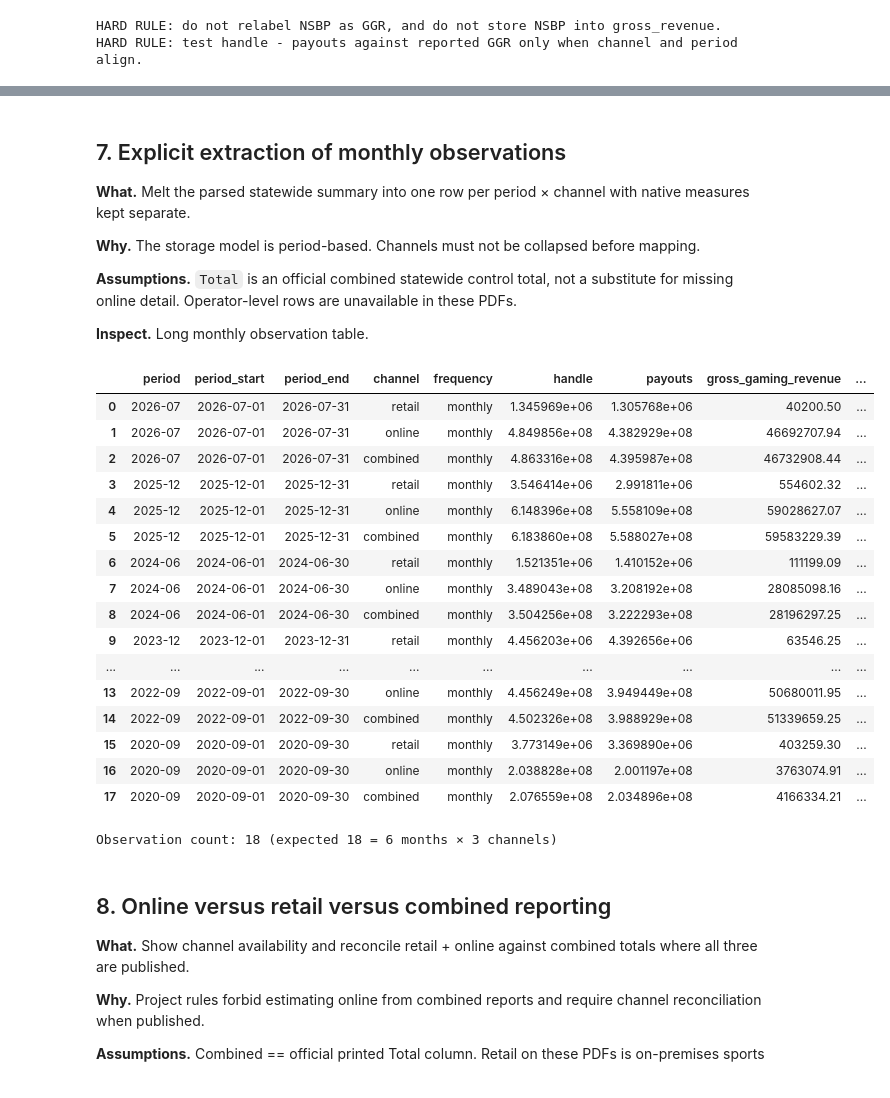
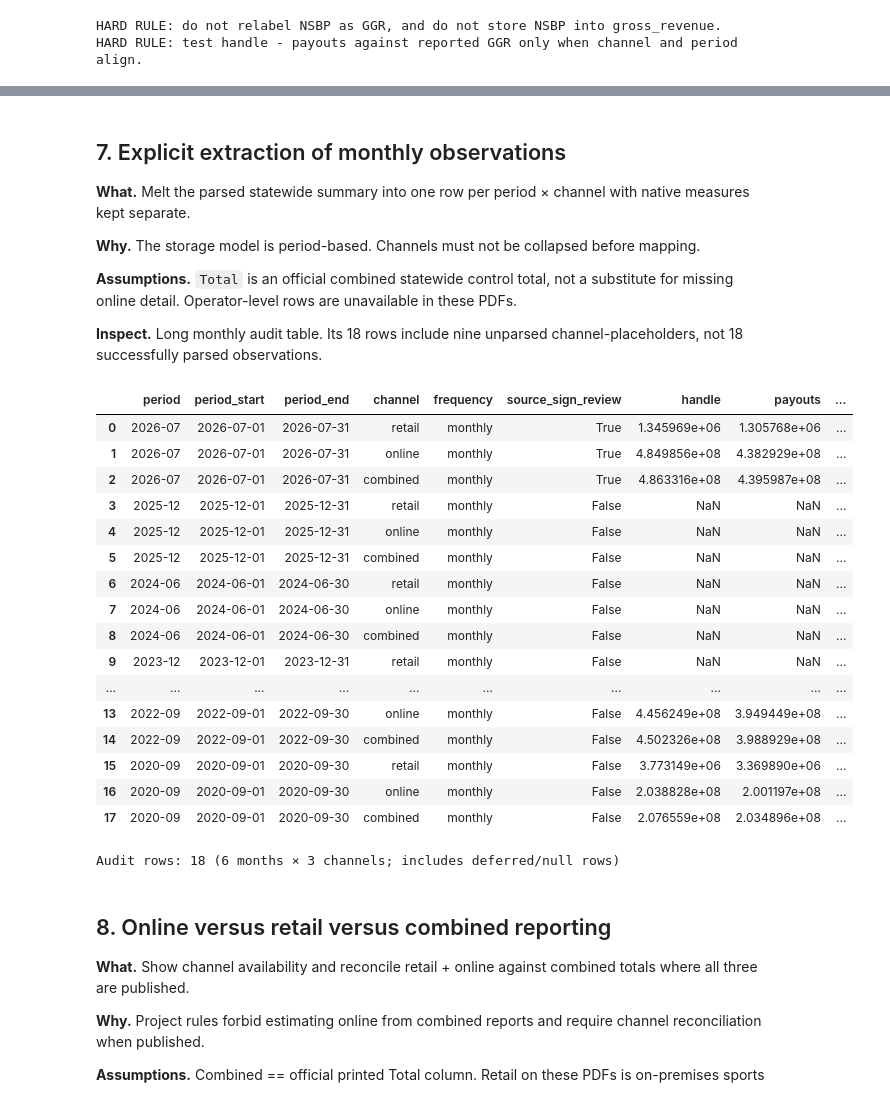
Before and after one commit to seangelb/researchOS, a Jupyter notebook: gaming/notebooks/45_colorado_source_walkthrough.ipynb, the cells around one changed output, grey strips where cells are left out. Saved outputs shown, nothing was run; the diff lists cells and outputs as text; code cells hidden in the pictures.

```diff
--- a/gaming/notebooks/45_colorado_source_walkthrough.ipynb
+++ b/gaming/notebooks/45_colorado_source_walkthrough.ipynb
@@ -956,58 +817,61 @@ All reconciliation inputs above are machine-extracted. Parentheses repair, when
 
 **Assumptions.** `Total` is an official combined statewide control total, not a substitute for missing online detail. Operator-level rows are unavailable in these PDFs.
 
-**Inspect.** Long monthly observation table.
+**Inspect.** Long monthly audit table. Its 18 rows include nine unparsed channel-placeholders, not 18 successfully parsed observations.
 # %%
 channel_frames = []
 for row in summary.itertuples(index=False):
     meta = manifest.loc[manifest["period"] == row.period].iloc[0]
     for channel, suffix in [("retail", "retail"), ("online", "online"), ("combined", "total")]:
         channel_frames.append(
             {
                 "period": row.period,
                 "period_start": meta["report_period_start"],
                 "period_end": meta["report_period_end"],
                 "channel": channel,
                 "frequency": "monthly",
+                "source_sign_review": bool(row.source_sign_review),
                 "handle": getattr(row, f"handle_{suffix}"),
                 "payouts": getattr(row, f"payouts_{suffix}"),
                 "gross_gaming_revenue": getattr(row, f"ggr_{suffix}"),
                 "net_sports_betting_proceeds": getattr(row, f"nsbp_{suffix}"),
                 "tax": getattr(row, f"tax_{suffix}"),
                 "win_pct": getattr(row, f"win_pct_{suffix}"),
                 "extract_method": row.extract_method,
                 "source_url": meta["url"],
                 "source_file": meta["relative_path"],
                 "source_sha256": meta["source_sha256"],
                 "retrieved_at_utc": meta["retrieved_at_utc"],
                 "publication_timestamp": meta["publication_timestamp"],
-                "report_status": "as_published_on_landing",
+                "report_status": "retained_review_snapshot",
             }
         )
 
 monthly_obs = pd.DataFrame(channel_frames)
 display(monthly_obs)
-print("Observation count:", len(monthly_obs), "(expected 18 = 6 months × 3 channels)")
+print("Audit rows:", len(monthly_obs), "(6 months × 3 channels; includes deferred/null rows)")
 assert len(monthly_obs) == 18
+
+assert not monthly_obs.duplicated(["period", "channel"]).any()
 # %% [output]
-|  | period | period_start | period_end | channel | frequency | handle | payouts | gross_gaming_revenue | ... |
-| 0 | 2026-07 | 2026-07-01 | 2026-07-31 | retail | monthly | 1.345969e+06 | 1.305768e+06 | 40200.50 | ... |
-| 1 | 2026-07 | 2026-07-01 | 2026-07-31 | online | monthly | 4.849856e+08 | 4.382929e+08 | 46692707.94 | ... |
-| 2 | 2026-07 | 2026-07-01 | 2026-07-31 | combined | monthly | 4.863316e+08 | 4.395987e+08 | 46732908.44 | ... |
-| 3 | 2025-12 | 2025-12-01 | 2025-12-31 | retail | monthly | 3.546414e+06 | 2.991811e+06 | 554602.32 | ... |
-| 4 | 2025-12 | 2025-12-01 | 2025-12-31 | online | monthly | 6.148396e+08 | 5.558109e+08 | 59028627.07 | ... |
-| 5 | 2025-12 | 2025-12-01 | 2025-12-31 | combined | monthly | 6.183860e+08 | 5.588027e+08 | 59583229.39 | ... |
-| 6 | 2024-06 | 2024-06-01 | 2024-06-30 | retail | monthly | 1.521351e+06 | 1.410152e+06 | 111199.09 | ... |
-| 7 | 2024-06 | 2024-06-01 | 2024-06-30 | online | monthly | 3.489043e+08 | 3.208192e+08 | 28085098.16 | ... |
-| 8 | 2024-06 | 2024-06-01 | 2024-06-30 | combined | monthly | 3.504256e+08 | 3.222293e+08 | 28196297.25 | ... |
-| 9 | 2023-12 | 2023-12-01 | 2023-12-31 | retail | monthly | 4.456203e+06 | 4.392656e+06 | 63546.25 | ... |
+|  | period | period_start | period_end | channel | frequency | source_sign_review | handle | payouts | ... |
+| 0 | 2026-07 | 2026-07-01 | 2026-07-31 | retail | monthly | True | 1.345969e+06 | 1.305768e+06 | ... |
+| 1 | 2026-07 | 2026-07-01 | 2026-07-31 | online | monthly | True | 4.849856e+08 | 4.382929e+08 | ... |
+| 2 | 2026-07 | 2026-07-01 | 2026-07-31 | combined | monthly | True | 4.863316e+08 | 4.395987e+08 | ... |
+| 3 | 2025-12 | 2025-12-01 | 2025-12-31 | retail | monthly | False | NaN | NaN | ... |
+| 4 | 2025-12 | 2025-12-01 | 2025-12-31 | online | monthly | False | NaN | NaN | ... |
+| 5 | 2025-12 | 2025-12-01 | 2025-12-31 | combined | monthly | False | NaN | NaN | ... |
+| 6 | 2024-06 | 2024-06-01 | 2024-06-30 | retail | monthly | False | NaN | NaN | ... |
+| 7 | 2024-06 | 2024-06-01 | 2024-06-30 | online | monthly | False | NaN | NaN | ... |
+| 8 | 2024-06 | 2024-06-01 | 2024-06-30 | combined | monthly | False | NaN | NaN | ... |
+| 9 | 2023-12 | 2023-12-01 | 2023-12-31 | retail | monthly | False | NaN | NaN | ... |
 | ... | ... | ... | ... | ... | ... | ... | ... | ... | ... |
-| 13 | 2022-09 | 2022-09-01 | 2022-09-30 | online | monthly | 4.456249e+08 | 3.949449e+08 | 50680011.95 | ... |
-| 14 | 2022-09 | 2022-09-01 | 2022-09-30 | combined | monthly | 4.502326e+08 | 3.988929e+08 | 51339659.25 | ... |
-| 15 | 2020-09 | 2020-09-01 | 2020-09-30 | retail | monthly | 3.773149e+06 | 3.369890e+06 | 403259.30 | ... |
-| 16 | 2020-09 | 2020-09-01 | 2020-09-30 | online | monthly | 2.038828e+08 | 2.001197e+08 | 3763074.91 | ... |
-| 17 | 2020-09 | 2020-09-01 | 2020-09-30 | combined | monthly | 2.076559e+08 | 2.034896e+08 | 4166334.21 | ... |
+| 13 | 2022-09 | 2022-09-01 | 2022-09-30 | online | monthly | False | 4.456249e+08 | 3.949449e+08 | ... |
+| 14 | 2022-09 | 2022-09-01 | 2022-09-30 | combined | monthly | False | 4.502326e+08 | 3.988929e+08 | ... |
+| 15 | 2020-09 | 2020-09-01 | 2020-09-30 | retail | monthly | False | 3.773149e+06 | 3.369890e+06 | ... |
+| 16 | 2020-09 | 2020-09-01 | 2020-09-30 | online | monthly | False | 2.038828e+08 | 2.001197e+08 | ... |
+| 17 | 2020-09 | 2020-09-01 | 2020-09-30 | combined | monthly | False | 2.076559e+08 | 2.034896e+08 | ... |
-Observation count: 18 (expected 18 = 6 months × 3 channels)
+Audit rows: 18 (6 months × 3 channels; includes deferred/null rows)
 # %% [markdown]
 ## 8. Online versus retail versus combined reporting
 
```
Also changed, not shown: parts of 25 cells of this notebook, 6 other files.
